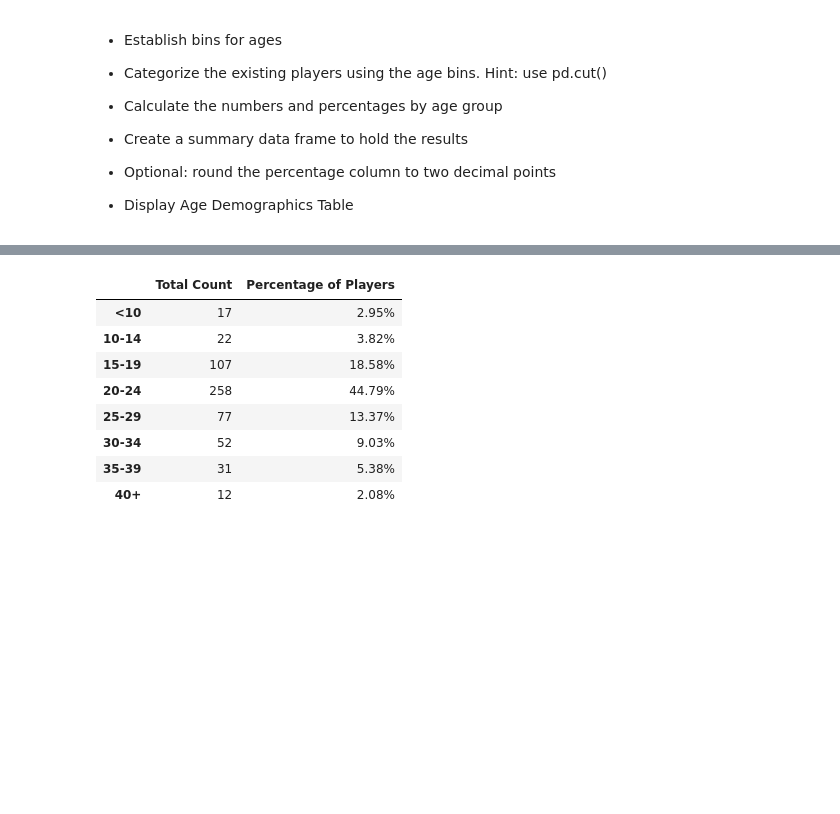
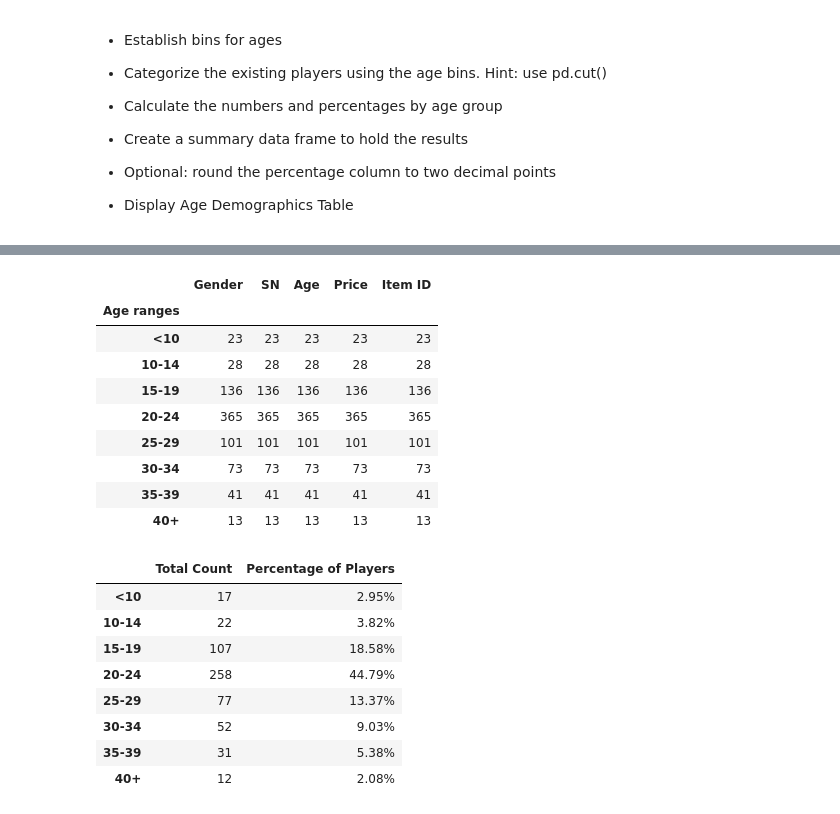
Before and after one commit to Omargib/pandas-challenge, a Jupyter notebook: HeroesOfPymoli/HeroesOfPymoli_starter.ipynb, the cells around one changed output, grey strips where cells are left out. Drawn from its saved outputs; the diff is of its cells as text; code cells hidden in the pictures; blank space fills up the shorter version.

```diff
--- a/HeroesOfPymoli/HeroesOfPymoli_starter.ipynb
+++ b/HeroesOfPymoli/HeroesOfPymoli_starter.ipynb
@@ -162,3 +314,17 @@ gender_summary_df.head()
+# %%
+tmp=df_by_age.groupby("Age ranges").count()
+tmp
+# %% [output]
+|  | Gender | SN | Age | Price | Item ID |
+| Age ranges |  |  |  |  |  |
+| <10 | 23 | 23 | 23 | 23 | 23 |
+| 10-14 | 28 | 28 | 28 | 28 | 28 |
+| 15-19 | 136 | 136 | 136 | 136 | 136 |
+| 20-24 | 365 | 365 | 365 | 365 | 365 |
+| 25-29 | 101 | 101 | 101 | 101 | 101 |
+| 30-34 | 73 | 73 | 73 | 73 | 73 |
+| 35-39 | 41 | 41 | 41 | 41 | 41 |
+| 40+ | 13 | 13 | 13 | 13 | 13 |
 # %%
 # %% [output]
 |  | Total Count | Percentage of Players |
```
Also changed, not shown: parts of 30 cells of this notebook.
